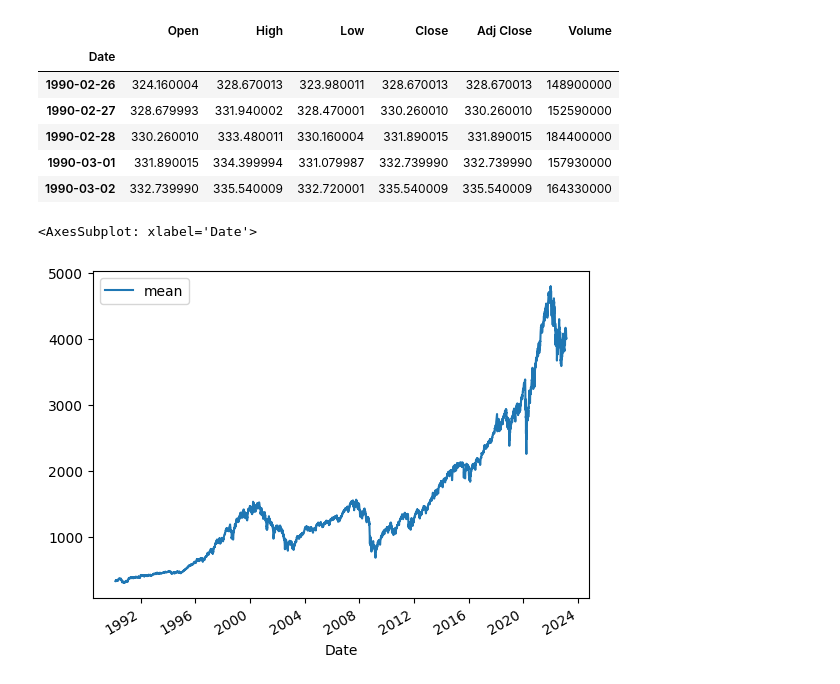
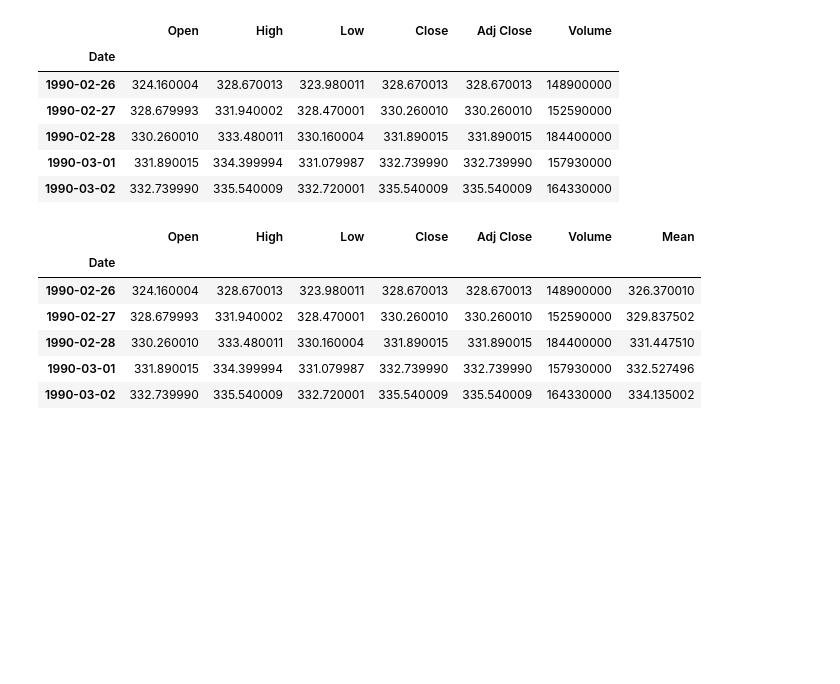
Before and after one commit to SOL1archive/Fin-Data-Denoising, a Jupyter notebook: yahoo-fin-load.ipynb, the cells around one changed output. Drawn from its saved outputs; the diff is of its cells as text; code cells hidden in the pictures; blank space fills up the shorter version.

```diff
--- a/yahoo-fin-load.ipynb
+++ b/yahoo-fin-load.ipynb
@@ -6,5 +8,5 @@ from yahoo_fin_api import load_df
 # %%
-snp500_df =  yf.download(
+df =  yf.download(
     tickers="^GSPC",
     start="1990-02-24",
     end="2023-02-24",
@@ -12,7 +14,7 @@ snp500_df =  yf.download(
     )
 # including Dot-com Bubble (1995-2001), Great Recession(2008-2011), Great Lockdown(2020-2023)
 
-snp500_df.head()
+df.head()
 # %% [output]
 [*********************100%***********************]  1 of 1 completed
 |  | Open | High | Low | Close | Adj Close | Volume |
@@ -23,9 +25,14 @@ snp500_df.head()
 | 1990-03-01 | 331.890015 | 334.399994 | 331.079987 | 332.739990 | 332.739990 | 157930000 |
 | 1990-03-02 | 332.739990 | 335.540009 | 332.720001 | 335.540009 | 335.540009 | 164330000 |
 # %%
-snp500_df['mean'] = snp500_df[['Open', 'High', 'Low', 'Close']].mean(axis=1)
-snp500_df.plot.line(y='mean')
+df['Mean'] = df[['Open', 'High', 'Low', 'Close']].mean(axis=1)
+df.head()
 # %% [output]
-<AxesSubplot: xlabel='Date'>
-[figure, removed]
+|  | Open | High | Low | Close | Adj Close | Volume | Mean |
+| Date |  |  |  |  |  |  |  |
+| 1990-02-26 | 324.160004 | 328.670013 | 323.980011 | 328.670013 | 328.670013 | 148900000 | 326.370010 |
+| 1990-02-27 | 328.679993 | 331.940002 | 328.470001 | 330.260010 | 330.260010 | 152590000 | 329.837502 |
+| 1990-02-28 | 330.260010 | 333.480011 | 330.160004 | 331.890015 | 331.890015 | 184400000 | 331.447510 |
+| 1990-03-01 | 331.890015 | 334.399994 | 331.079987 | 332.739990 | 332.739990 | 157930000 | 332.527496 |
+| 1990-03-02 | 332.739990 | 335.540009 | 332.720001 | 335.540009 | 335.540009 | 164330000 | 334.135002 |
 # %%
```
Also changed, not shown: parts of 6 cells of this notebook, 5 other files.
